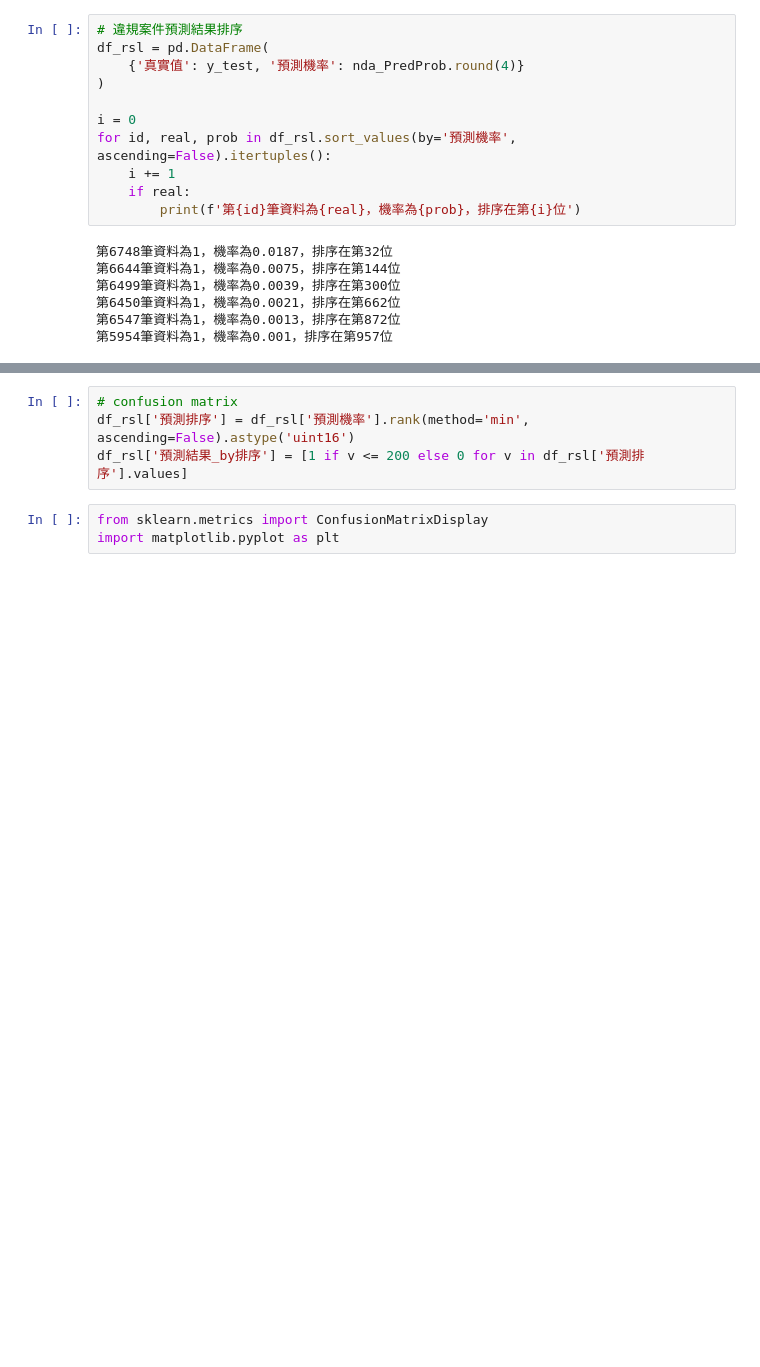
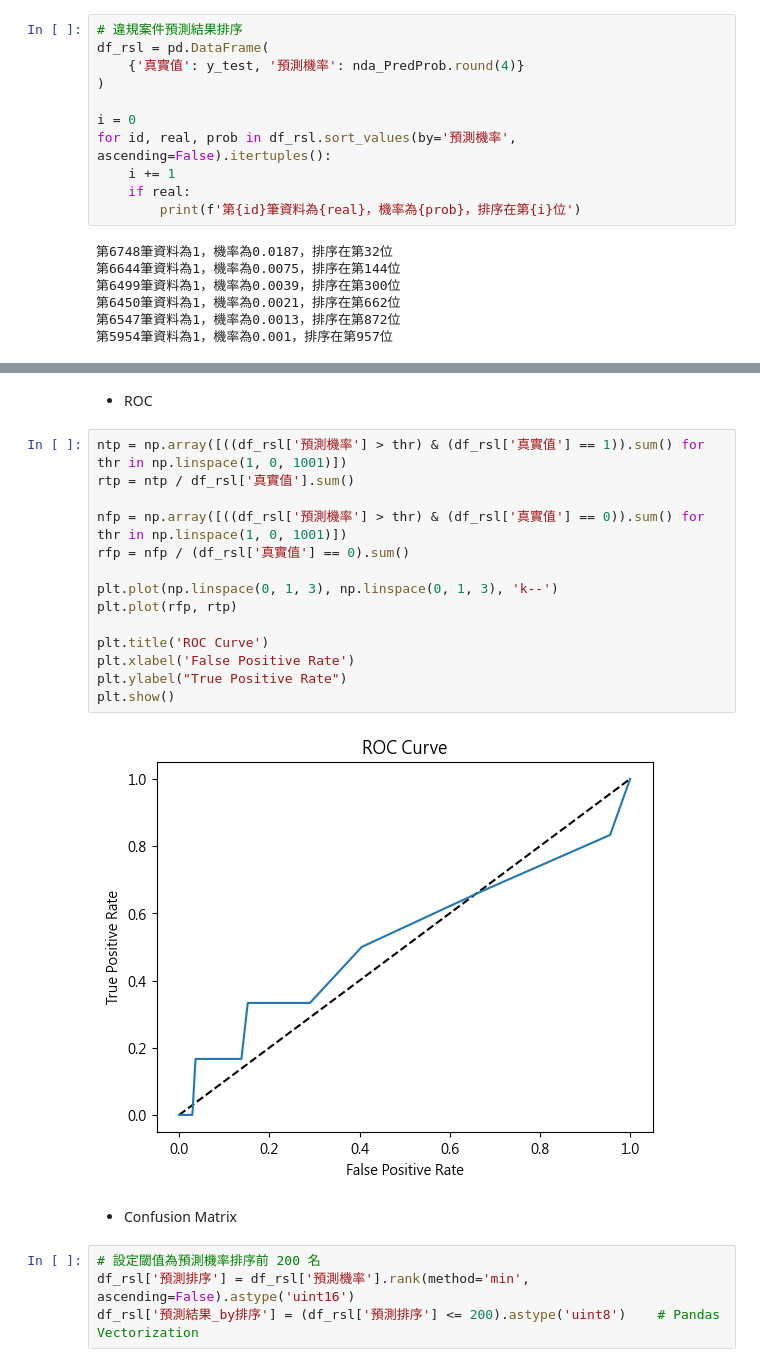
Before and after one commit to godgodgod11101/ML_ExpFood, a Jupyter notebook: ExpFood_Restaurant/MdlFitting.ipynb, the cells around one changed output, grey strips where cells are left out. Saved outputs shown, nothing was run; the diff lists cells and outputs as text; blank space fills up the shorter version.

```diff
--- a/ExpFood_Restaurant/MdlFitting.ipynb
+++ b/ExpFood_Restaurant/MdlFitting.ipynb
@@ -54,8 +56,25 @@ for id, real, prob in df_rsl.sort_values(by='預測機率', ascending=False).ite
+# %% [markdown]
+* ROC
+# %%
+ntp = np.array([((df_rsl['預測機率'] > thr) & (df_rsl['真實值'] == 1)).sum() for thr in np.linspace(1, 0, 1001)])
+rtp = ntp / df_rsl['真實值'].sum()
+
+nfp = np.array([((df_rsl['預測機率'] > thr) & (df_rsl['真實值'] == 0)).sum() for thr in np.linspace(1, 0, 1001)])
+rfp = nfp / (df_rsl['真實值'] == 0).sum()
+
+plt.plot(np.linspace(0, 1, 3), np.linspace(0, 1, 3), 'k--')
+plt.plot(rfp, rtp)
+
+plt.title('ROC Curve')
+plt.xlabel('False Positive Rate')
+plt.ylabel("True Positive Rate")
+plt.show()
+# %% [output]
+[figure, added]
+# %% [markdown]
+* Confusion Matrix
 # %%
-# confusion matrix
+# 設定閾值為預測機率排序前 200 名
 df_rsl['預測排序'] = df_rsl['預測機率'].rank(method='min', ascending=False).astype('uint16')
-df_rsl['預測結果_by排序'] = [1 if v <= 200 else 0 for v in df_rsl['預測排序'].values]
+df_rsl['預測結果_by排序'] = (df_rsl['預測排序'] <= 200).astype('uint8')    # Pandas Vectorization
-# %%
-from sklearn.metrics import ConfusionMatrixDisplay
-import matplotlib.pyplot as plt
 # %%
```
Also changed, not shown: parts of 11 cells of this notebook.
